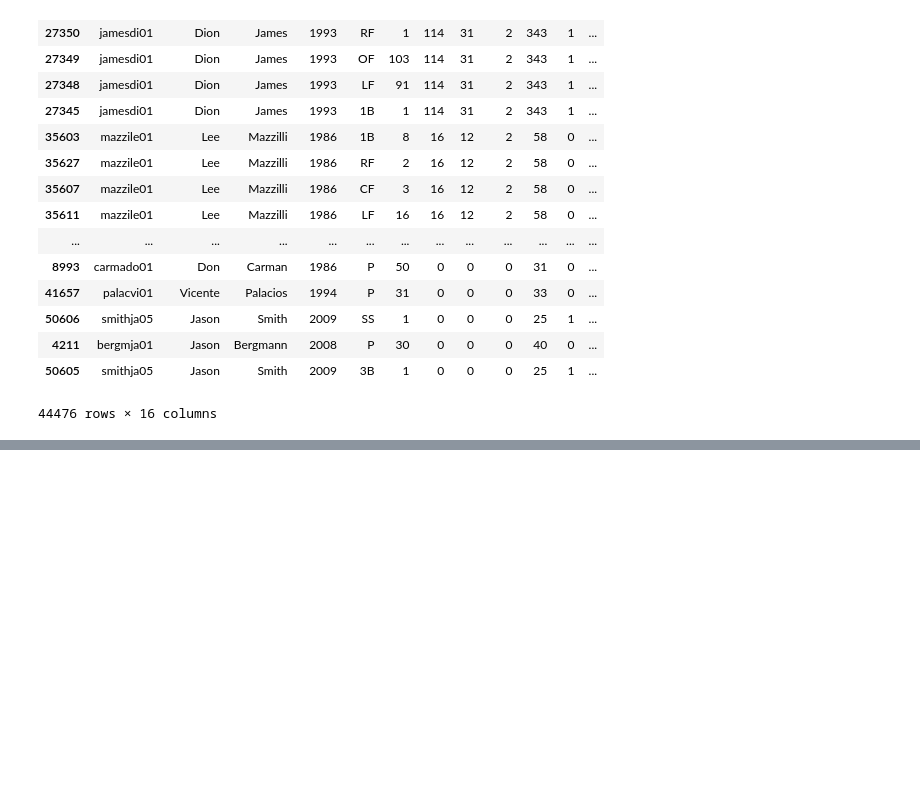
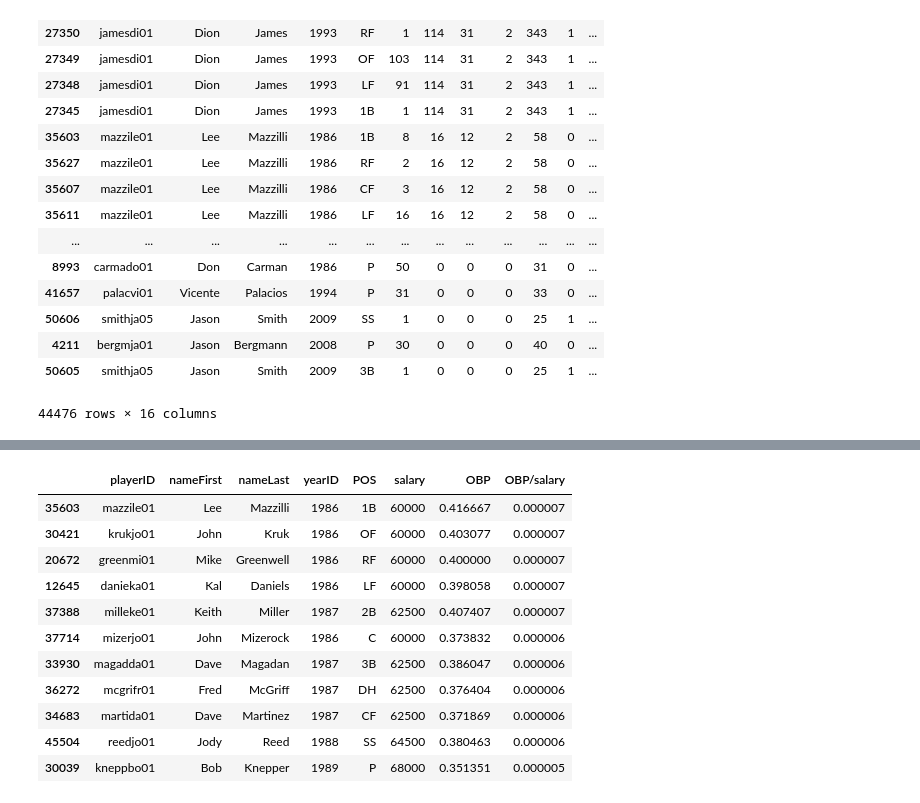
Before and after one commit to TylerKotkin/moneyball, a Jupyter notebook: moneyball.ipynb, the cells around one changed output, grey strips where cells are left out. Cells and saved outputs as stored; diff of their text form; code cells hidden in the pictures; blank space fills up the shorter version.

```diff
--- a/moneyball.ipynb
+++ b/moneyball.ipynb
@@ -211,0 +244,15 @@ final_data
+# %%
+the_squad
+# %% [output]
+|  | playerID | nameFirst | nameLast | yearID | POS | salary | OBP | OBP/salary |
+| 35603 | mazzile01 | Lee | Mazzilli | 1986 | 1B | 60000 | 0.416667 | 0.000007 |
+| 30421 | krukjo01 | John | Kruk | 1986 | OF | 60000 | 0.403077 | 0.000007 |
+| 20672 | greenmi01 | Mike | Greenwell | 1986 | RF | 60000 | 0.400000 | 0.000007 |
+| 12645 | danieka01 | Kal | Daniels | 1986 | LF | 60000 | 0.398058 | 0.000007 |
+| 37388 | milleke01 | Keith | Miller | 1987 | 2B | 62500 | 0.407407 | 0.000007 |
+| 37714 | mizerjo01 | John | Mizerock | 1986 | C | 60000 | 0.373832 | 0.000006 |
+| 33930 | magadda01 | Dave | Magadan | 1987 | 3B | 62500 | 0.386047 | 0.000006 |
+| 36272 | mcgrifr01 | Fred | McGriff | 1987 | DH | 62500 | 0.376404 | 0.000006 |
+| 34683 | martida01 | Dave | Martinez | 1987 | CF | 62500 | 0.371869 | 0.000006 |
+| 45504 | reedjo01 | Jody | Reed | 1988 | SS | 64500 | 0.380463 | 0.000006 |
+| 30039 | kneppbo01 | Bob | Knepper | 1989 | P | 68000 | 0.351351 | 0.000005 |
```
Also changed, not shown: parts of 19 cells of this notebook.
